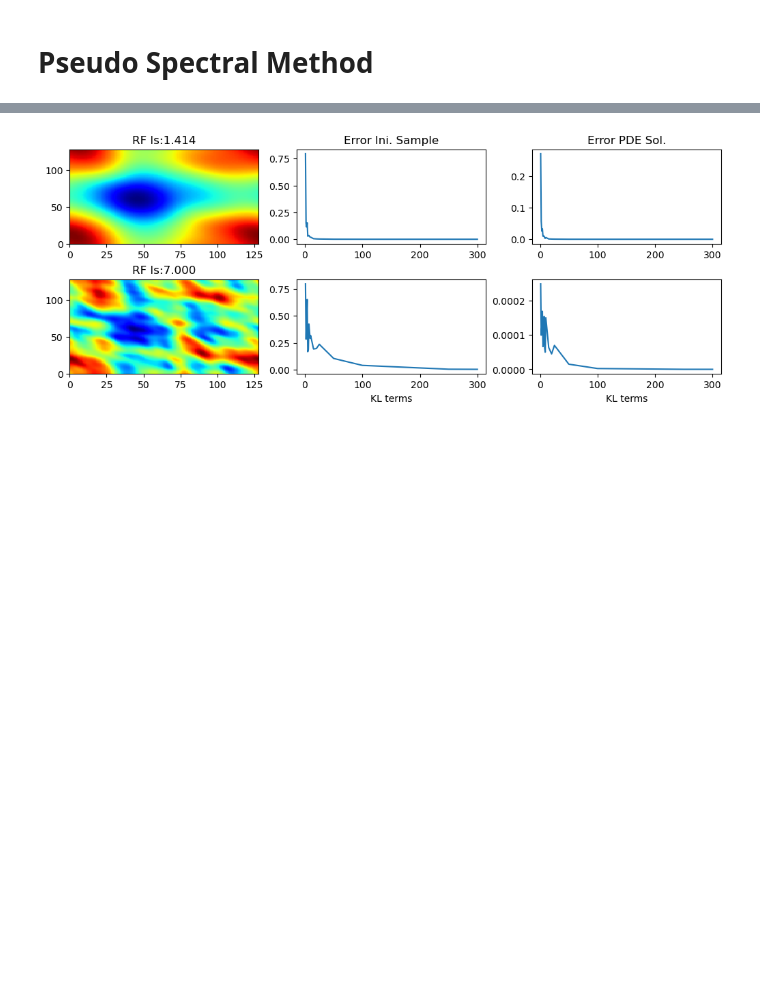
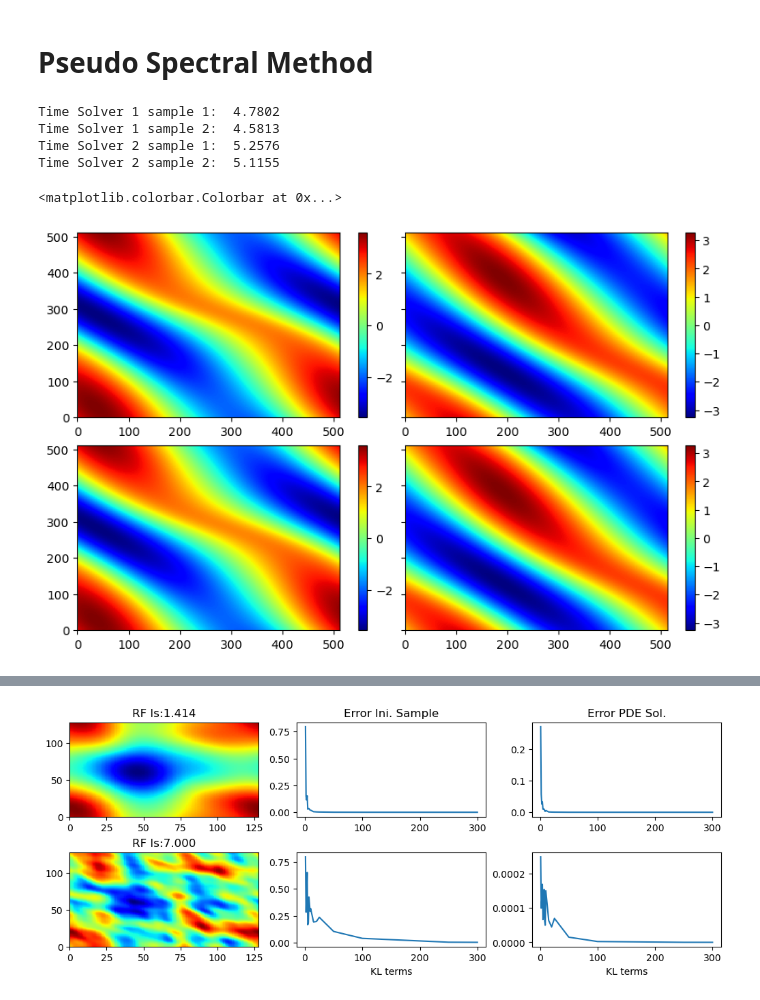
Before and after one commit to ChristianJzB/Projects, a Jupyter notebook: Deep_Solvers/Inverse_Problems/Navier-Stokes/NV_Solvers.ipynb, the cells around one changed output, grey strips where cells are left out. Saved outputs shown, nothing was run; the diff lists cells and outputs as text; code cells hidden in the pictures; blank space fills up the shorter version.

```diff
--- a/Deep_Solvers/Inverse_Problems/Navier-Stokes/NV_Solvers.ipynb
+++ b/Deep_Solvers/Inverse_Problems/Navier-Stokes/NV_Solvers.ipynb
@@ -94,3 +95,56 @@ results2 = solver.run_simulation(np.array(omega0_[:,:,1]))
+# %%
+def force_function(X, Y):
+    return  (np.sin(X + Y) + np.cos(X + Y))
+def torch_force_function(X, Y):
+    return  (torch.sin(X + Y) + torch.cos(X + Y))
+torch.set_default_dtype(torch.float64)
+
+
+solver = VorticitySolver2D(N=128, L=2*np.pi, T=2.0, nu=1e-2, dt=5e-4,num_sol=100, method='CN',force = force_function)
+solver2 = torch_NVSolver2D(N=128, L=2*torch.pi, T=2.0, nu=1e-2, dt=5e-4,num_sol=100, method='CN',force = torch_force_function, device=device)
+
+start_time = time.time()
+results1 = solver.run_simulation(np.array(omega0_[:,:,0]))
+solver_time = time.time() - start_time  # Time taken for loss computation
+print(f"Time Solver 1 sample 1: {solver_time: 0.4f}")
+start_time = time.time()
+results2 = solver.run_simulation(np.array(omega0_[:,:,1]))
+solver_time = time.time() - start_time  # Time taken for loss computation
+print(f"Time Solver 1 sample 2: {solver_time: 0.4f}")
+
+start_time = time.time()
+results1b = solver2.run_simulation(np.array(omega0_[:,:,0]))
+solver_time = time.time() - start_time  # Time taken for loss computation
+print(f"Time Solver 2 sample 1: {solver_time: 0.4f}")
+
+start_time = time.time()
+results2b = solver2.run_simulation(np.array(omega0_[:,:,1]))
+solver_time = time.time() - start_time  # Time taken for loss computation
+print(f"Time Solver 2 sample 2: {solver_time: 0.4f}")
+# %% [output]
+Time Solver 1 sample 1:  4.7802
+Time Solver 1 sample 2:  4.5813
+Time Solver 2 sample 1:  5.2576
+Time Solver 2 sample 2:  5.1155
+# %%
+fig, axs = plt.subplots(2,2,figsize = (8,5), layout='constrained', sharey=True)
+
+i = -1
+
+im1 = axs[0,0].pcolormesh(results1[i], cmap='jet')
+fig.colorbar(im1)
+
+im2 = axs[0,1].pcolormesh(results2[i], cmap='jet')
+fig.colorbar(im2)
+
+im3 = axs[1,0].pcolormesh(results1b[i].cpu().numpy(), cmap='jet')
+fig.colorbar(im3)
+
+im4 = axs[1,1].pcolormesh(results2b[i].cpu().numpy(), cmap='jet')
+fig.colorbar(im4)
+# %% [output]
+<matplotlib.colorbar.Colorbar at 0x...>
+[figure, added]
 # %%
 fig, axs = plt.subplots(1,2,figsize = (8,5), layout='constrained', sharey=True)
 
```
Also changed, not shown: parts of 10 cells of this notebook, 3 other files.
